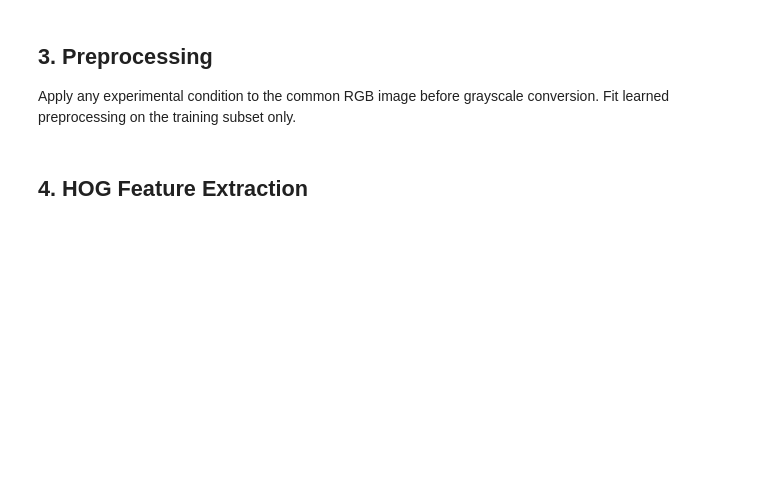
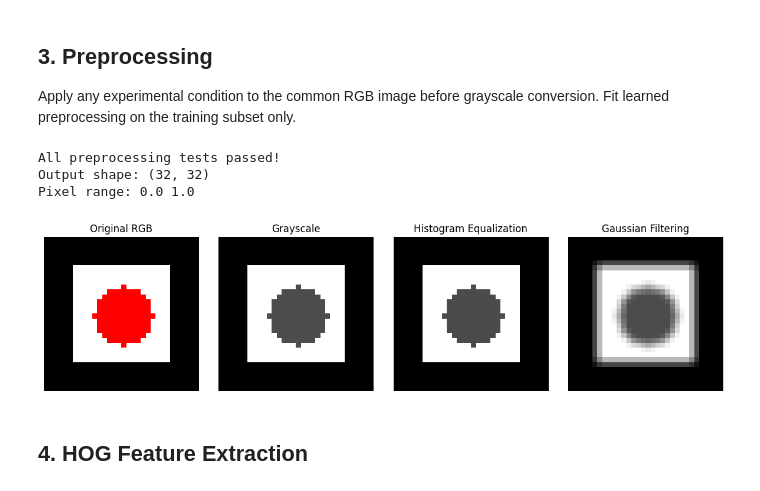
Before and after one commit to Davy-Chu/CP467GroupProject, a Jupyter notebook: notebooks/01_hog_svm.ipynb, the cells around one changed output. Cells and saved outputs as stored; diff of their text form; code cells hidden in the pictures; blank space fills up the shorter version.

```diff
--- a/notebooks/01_hog_svm.ipynb
+++ b/notebooks/01_hog_svm.ipynb
@@ -119,3 +170,55 @@ Apply any experimental condition to the common RGB image before grayscale conver
+# %%
+
+test_image = np.zeros((32, 32, 3), dtype=np.uint8)
+
+cv2.rectangle(test_image, (6, 6), (25, 25), (255, 255, 255), -1)
+cv2.circle(test_image, (16, 16), 6, (255, 0, 0), -1)
+
+processed_image = preprocess_for_hog(test_image)
+
+assert processed_image.shape == (32, 32)
+assert processed_image.dtype == np.float32
+assert 0.0 <= processed_image.min()
+assert processed_image.max() <= 1.0
+
+equalized_image = preprocess_for_hog(test_image, "equalize")
+filtered_image = preprocess_for_hog(test_image, "gaussian")
+
+assert equalized_image.shape == (32, 32)
+assert filtered_image.shape == (32, 32)
+
+print("All preprocessing tests passed!")
+print("Output shape:", processed_image.shape)
+print("Pixel range:", processed_image.min(), processed_image.max())
+
+fig, axes = plt.subplots(1, 4, figsize=(12, 3))
+
+images = [
+    test_image,
+    processed_image,
+    equalized_image,
+    filtered_image,
+]
+
+titles = [
+    "Original RGB",
+    "Grayscale",
+    "Histogram Equalization",
+    "Gaussian Filtering",
+]
+
+for axis, image, title in zip(axes, images, titles):
+    axis.imshow(image, cmap="gray" if image.ndim == 2 else None)
+    axis.set_title(title)
+    axis.axis("off")
+
+plt.tight_layout()
+plt.show()
+# %% [output]
+All preprocessing tests passed!
+Output shape: (32, 32)
+Pixel range: 0.0 1.0
+[figure, added]
 # %% [markdown]
 ## 4. HOG Feature Extraction
 # %%
```
Also changed, not shown: parts of 17 cells of this notebook.
